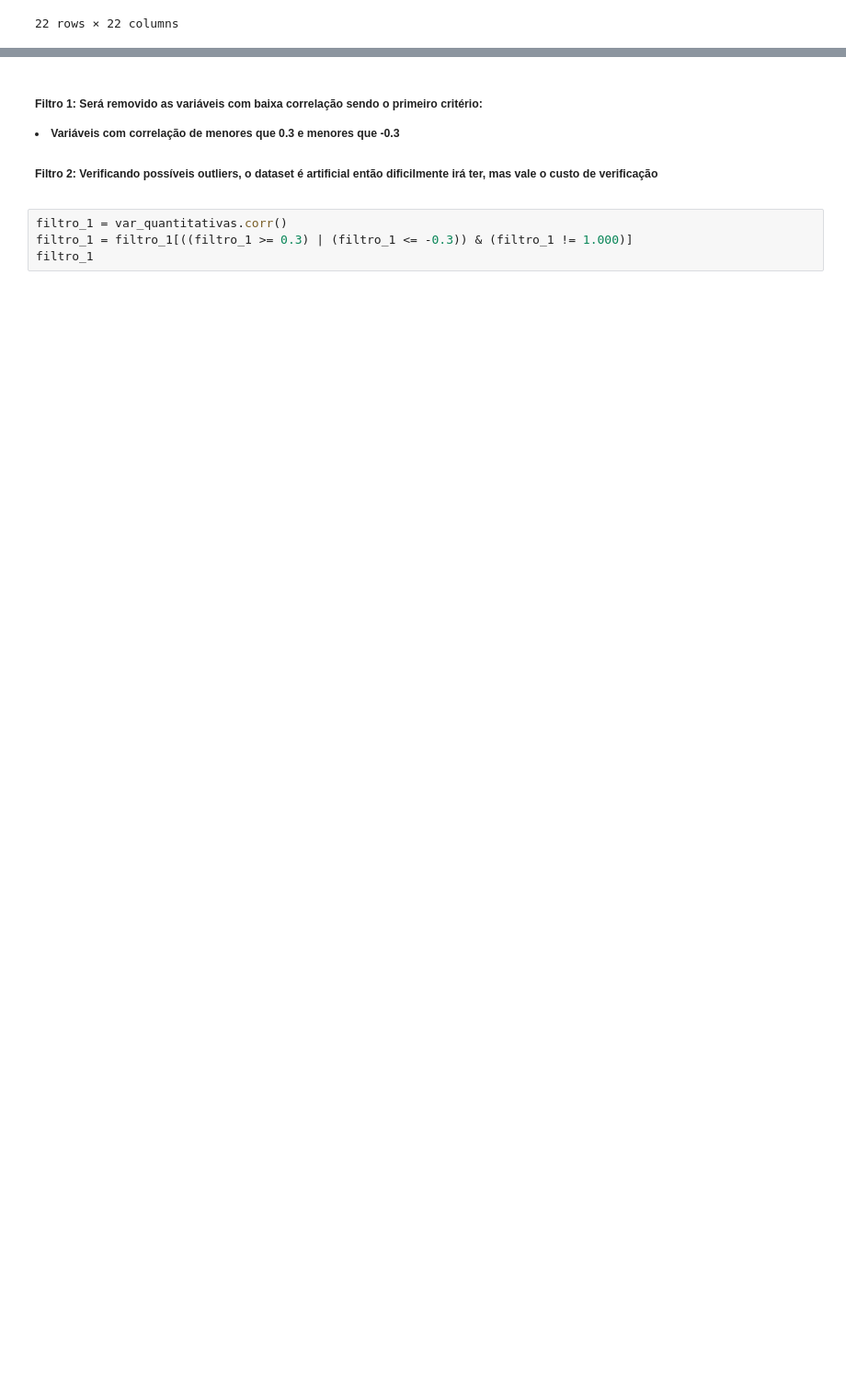
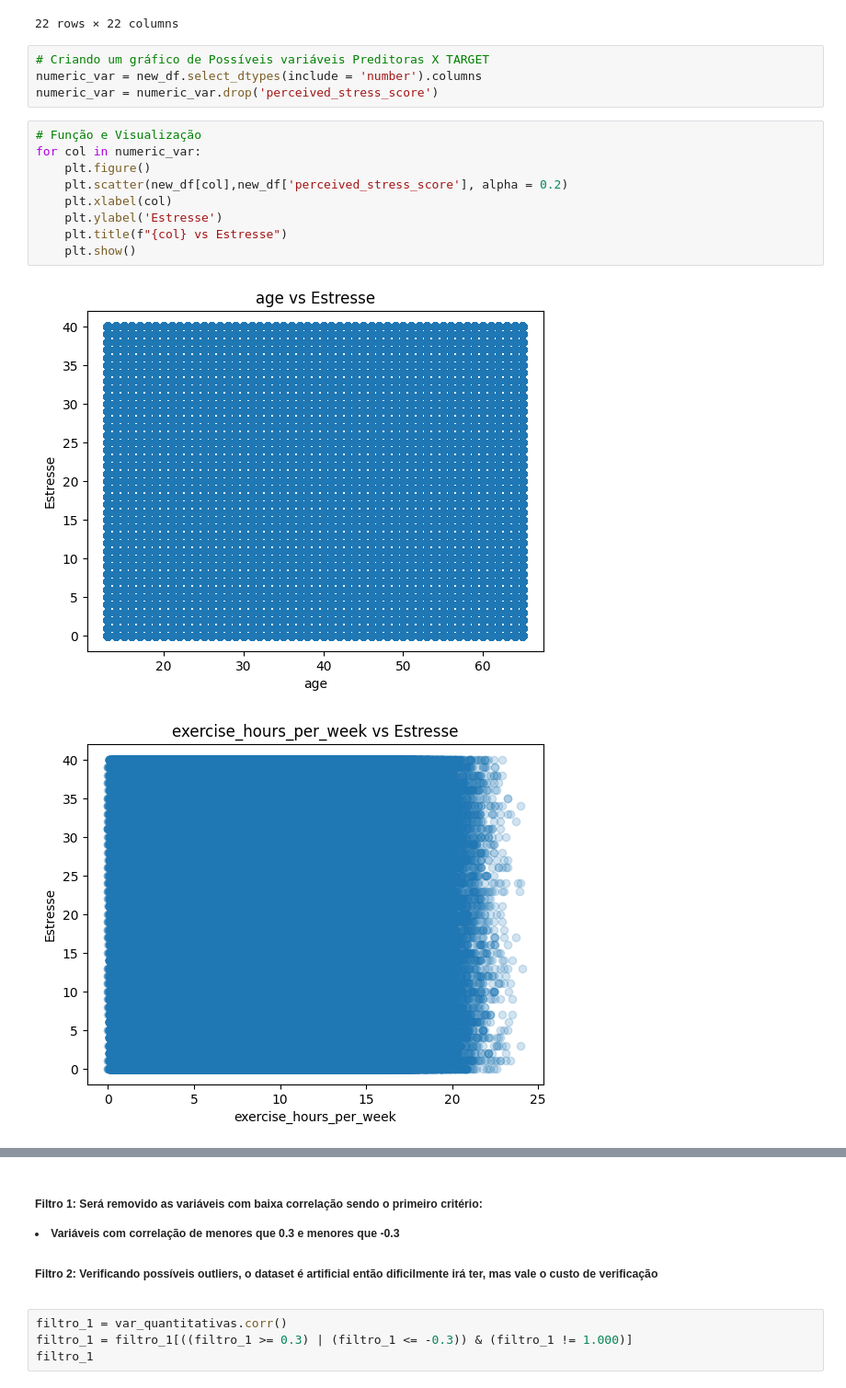
Before and after one commit to WilliamSilfer/Projetos-DataAnalytics, a Jupyter notebook: projeto_social_media/Projeto Social Media.ipynb, the cells around one changed output, grey strips where cells are left out. Shown at 92% size. Cells and saved outputs as stored; diff of their text form; blank space fills up the shorter version.

```diff
--- a/projeto_social_media/Projeto Social Media.ipynb
+++ b/projeto_social_media/Projeto Social Media.ipynb
@@ -412,3 +426,19 @@ var_quantitativas.corr()
 | linked_accounts_count | 0.000687 | -0.000409 | 0.000524 | -0.000493 | -0.001327 | ... |
 | user_engagement_score | 0.111813 | -0.001179 | 0.000656 | -0.436343 | 0.268173 | ... |
 22 rows × 22 columns
+# %%
+# Criando um gráfico de Possíveis variáveis Preditoras X TARGET
+numeric_var = new_df.select_dtypes(include = 'number').columns
+numeric_var = numeric_var.drop('perceived_stress_score')
+# %%
+# Função e Visualização
+for col in numeric_var:
+    plt.figure()
+    plt.scatter(new_df[col],new_df['perceived_stress_score'], alpha = 0.2)
+    plt.xlabel(col)
+    plt.ylabel('Estresse')
+    plt.title(f"{col} vs Estresse")
+    plt.show()
+# %% [output]
+[figure, added]
+[figure, added]
```
Also changed, not shown: parts of 57 cells of this notebook, 2 other files.
